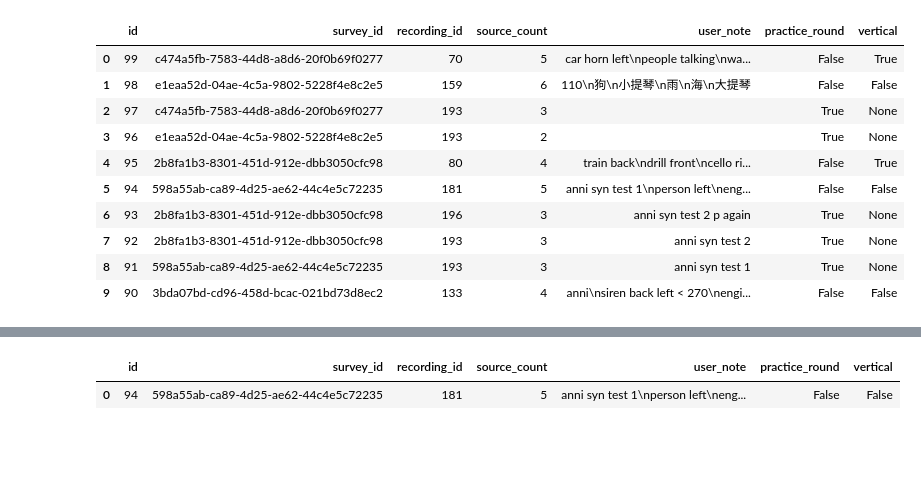
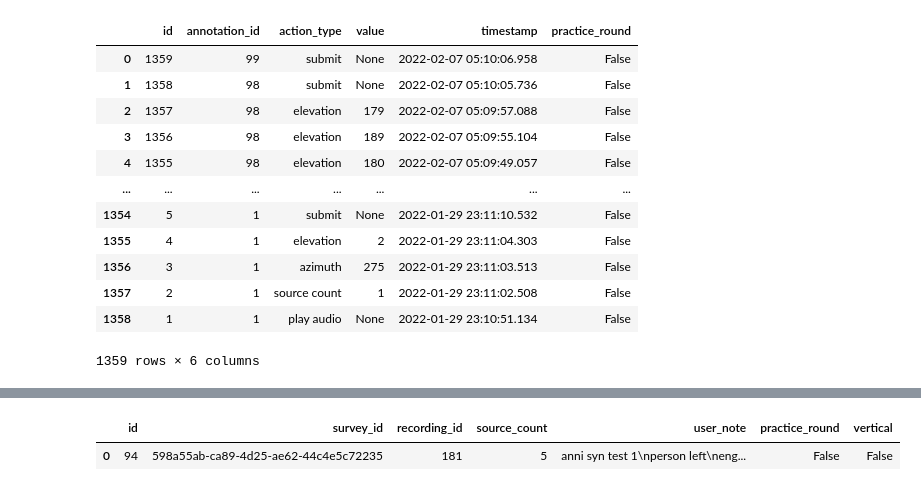
Before and after one commit to ANNIZHENG/Temp-Annotation-Interface, a Jupyter notebook: database/db.ipynb, the cells around one changed output, grey strips where cells are left out. Cells and saved outputs as stored; diff of their text form; code cells hidden in the pictures; blank space fills up the shorter version.

```diff
--- a/database/db.ipynb
+++ b/database/db.ipynb
@@ -8,14 +24,16 @@ eng = create_engine(db_path)
 # %%
-pd.read_sql('''select * from "Annotation" order by id desc limit 10;''',eng)
+pd.read_sql('''select * from "Interaction" order by id desc''',eng)
 # %% [output]
-|  | id | survey_id | recording_id | source_count | user_note | practice_round | vertical |
-| 0 | 99 | c474a5fb-7583-44d8-a8d6-20f0b69f0277 | 70 | 5 | car horn left\npeople talking\nwa... | False | True |
-| 1 | 98 | e1eaa52d-04ae-4c5a-9802-5228f4e8c2e5 | 159 | 6 | 110\n狗\n小提琴\n雨\n海\n大提琴 | False | False |
-| 2 | 97 | c474a5fb-7583-44d8-a8d6-20f0b69f0277 | 193 | 3 |  | True | None |
-| 3 | 96 | e1eaa52d-04ae-4c5a-9802-5228f4e8c2e5 | 193 | 2 |  | True | None |
-| 4 | 95 | 2b8fa1b3-8301-451d-912e-dbb3050cfc98 | 80 | 4 | train back\ndrill front\ncello ri... | False | True |
-| 5 | 94 | 598a55ab-ca89-4d25-ae62-44c4e5c72235 | 181 | 5 | anni syn test 1\nperson left\neng... | False | False |
-| 6 | 93 | 2b8fa1b3-8301-451d-912e-dbb3050cfc98 | 196 | 3 | anni syn test 2 p again | True | None |
-| 7 | 92 | 2b8fa1b3-8301-451d-912e-dbb3050cfc98 | 193 | 3 | anni syn test 2 | True | None |
-| 8 | 91 | 598a55ab-ca89-4d25-ae62-44c4e5c72235 | 193 | 3 | anni syn test 1 | True | None |
-| 9 | 90 | 3bda07bd-cd96-458d-bcac-021bd73d8ec2 | 133 | 4 | anni\nsiren back left < 270\nengi... | False | False |
+|  | id | annotation_id | action_type | value | timestamp | practice_round |
+| 0 | 1359 | 99 | submit | None | 2022-02-07 05:10:06.958 | False |
+| 1 | 1358 | 98 | submit | None | 2022-02-07 05:10:05.736 | False |
+| 2 | 1357 | 98 | elevation | 179 | 2022-02-07 05:09:57.088 | False |
+| 3 | 1356 | 98 | elevation | 189 | 2022-02-07 05:09:55.104 | False |
+| 4 | 1355 | 98 | elevation | 180 | 2022-02-07 05:09:49.057 | False |
+| ... | ... | ... | ... | ... | ... | ... |
+| 1354 | 5 | 1 | submit | None | 2022-01-29 23:11:10.532 | False |
+| 1355 | 4 | 1 | elevation | 2 | 2022-01-29 23:11:04.303 | False |
+| 1356 | 3 | 1 | azimuth | 275 | 2022-01-29 23:11:03.513 | False |
+| 1357 | 2 | 1 | source count | 1 | 2022-01-29 23:11:02.508 | False |
+| 1358 | 1 | 1 | play audio | None | 2022-01-29 23:10:51.134 | False |
+1359 rows × 6 columns
```
Also changed, not shown: parts of 7 cells of this notebook, 4 other files.
